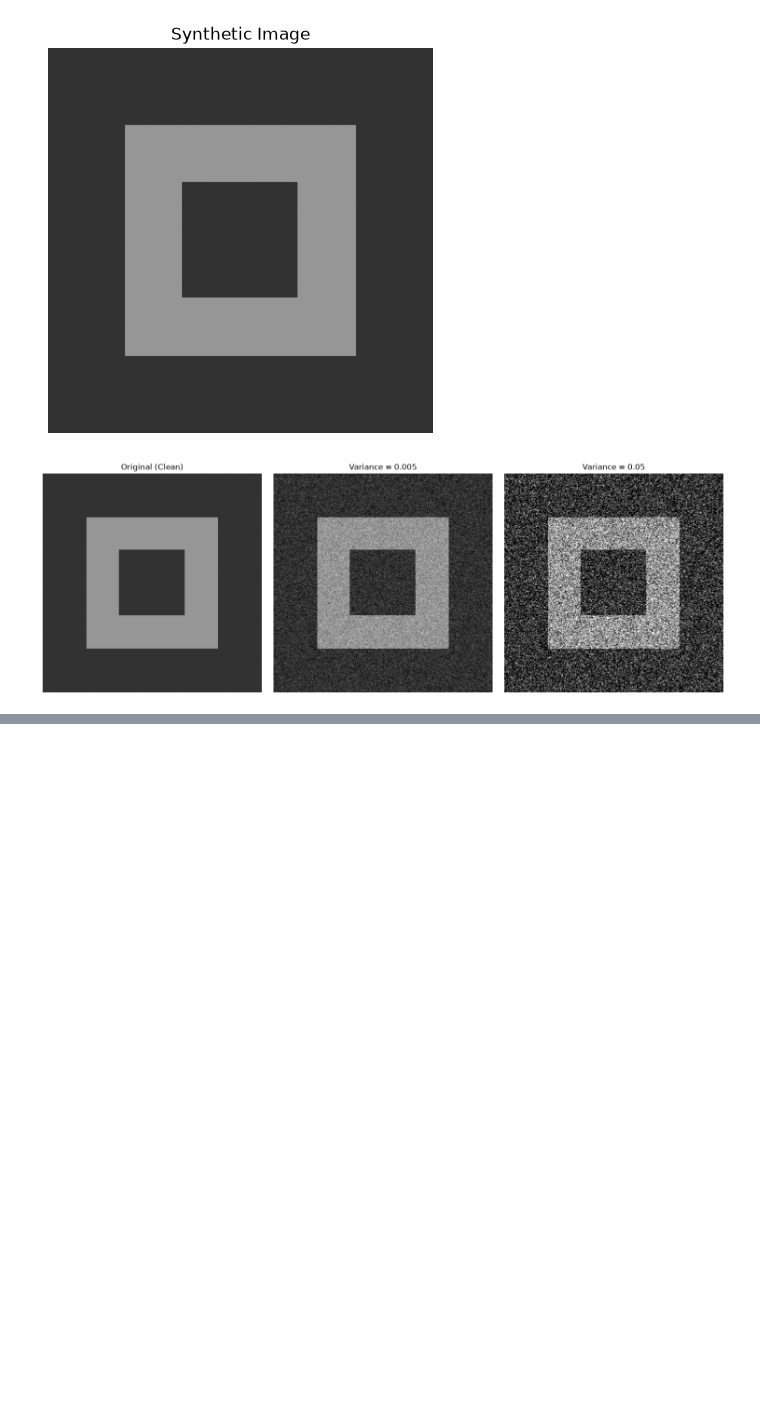
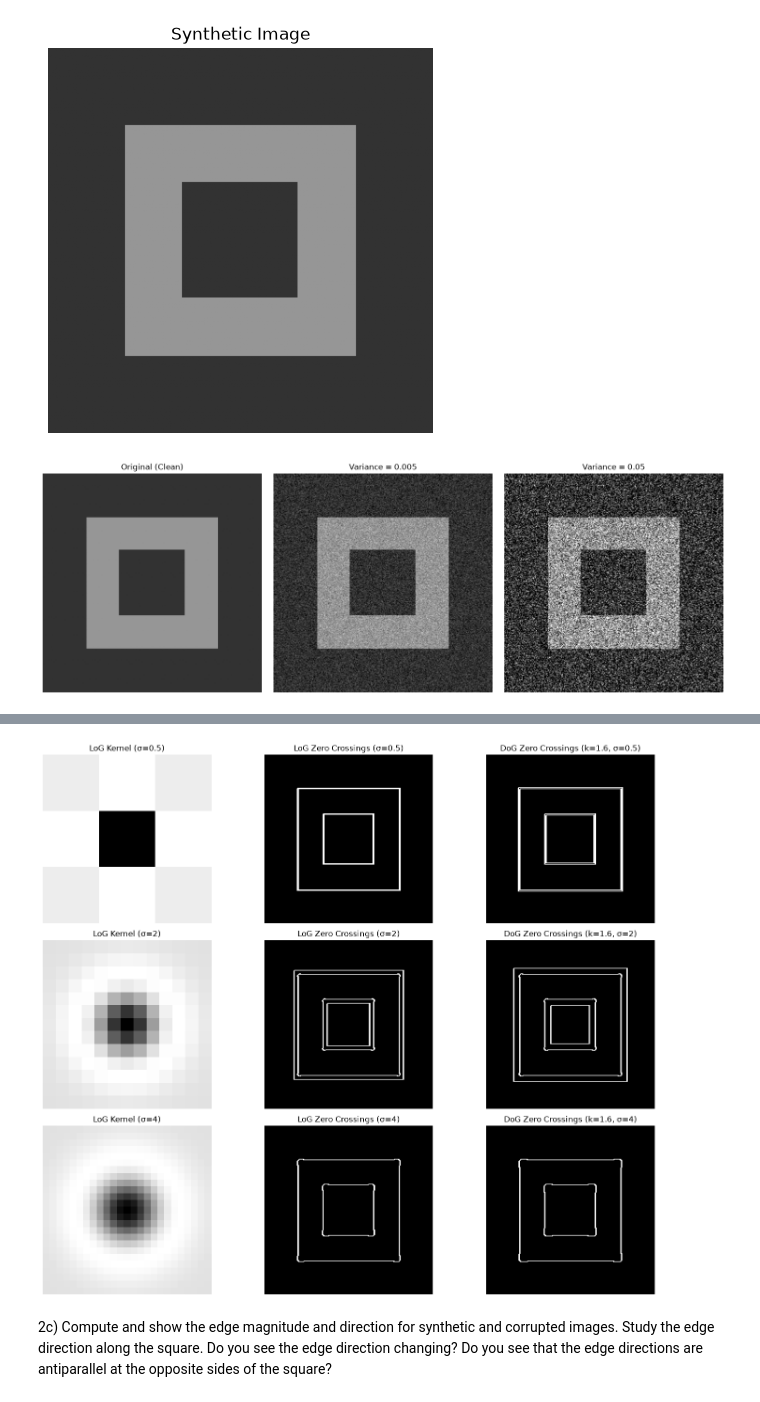
Before and after one commit to bdsh-14/unr-ee681-image-analysis, a Jupyter notebook: HW2/assignment2-Question-2.ipynb, the cells around one changed output, grey strips where cells are left out. Saved outputs shown, nothing was run; the diff lists cells and outputs as text; code cells hidden in the pictures; blank space fills up the shorter version.

```diff
--- a/HW2/assignment2-Question-2.ipynb
+++ b/HW2/assignment2-Question-2.ipynb
@@ -78,0 +175,40 @@ plt.show()
+# %%
+k = 1.6  # sigma
+
+fig, axes = plt.subplots(len(sigmas), 3, figsize=(15, 4 * len(sigmas)))
+
+for i, sigma in enumerate(sigmas):
+    # LoG
+    log_kernel = make_log_2d(sigma)
+    log_response = convolve2d_same(img_norm, log_kernel)
+    log_zc = zero_crossing(log_response)
+
+    # DoG
+    dog_kernel = make_dog_2d(sigma, k=k)
+    dog_response = convolve2d_same(img_norm, dog_kernel)
+    dog_zc = zero_crossing(dog_response)
+
+    # Normalize both
+    log_vis = log_response / (np.abs(log_response).max() + 1e-12)
+    dog_vis = dog_response / (np.abs(dog_response).max() + 1e-12)
+
+    axes[i, 0].imshow(log_kernel, cmap='gray')
+    axes[i, 0].set_title(f'LoG Kernel (σ={sigma})')
+    axes[i, 0].axis('off')
+
+    axes[i, 1].imshow(log_zc, cmap='gray')
+    axes[i, 1].set_title(f'LoG Zero Crossings (σ={sigma})')
+    axes[i, 1].axis('off')
+
+    axes[i, 2].imshow(dog_zc, cmap='gray')
+    axes[i, 2].set_title(f'DoG Zero Crossings (k={k}, σ={sigma})')
+    axes[i, 2].axis('off')
+
+plt.tight_layout()
+plt.show()
+# %% [output]
+[figure, added]
+# %% [markdown]
+2c) Compute and show the edge magnitude and direction for synthetic and corrupted images.
+Study the edge direction along the square. Do you see the edge direction changing? Do you
+see that the edge directions are antiparallel at the opposite sides of the square?
```
Also changed, not shown: parts of 9 cells of this notebook.
